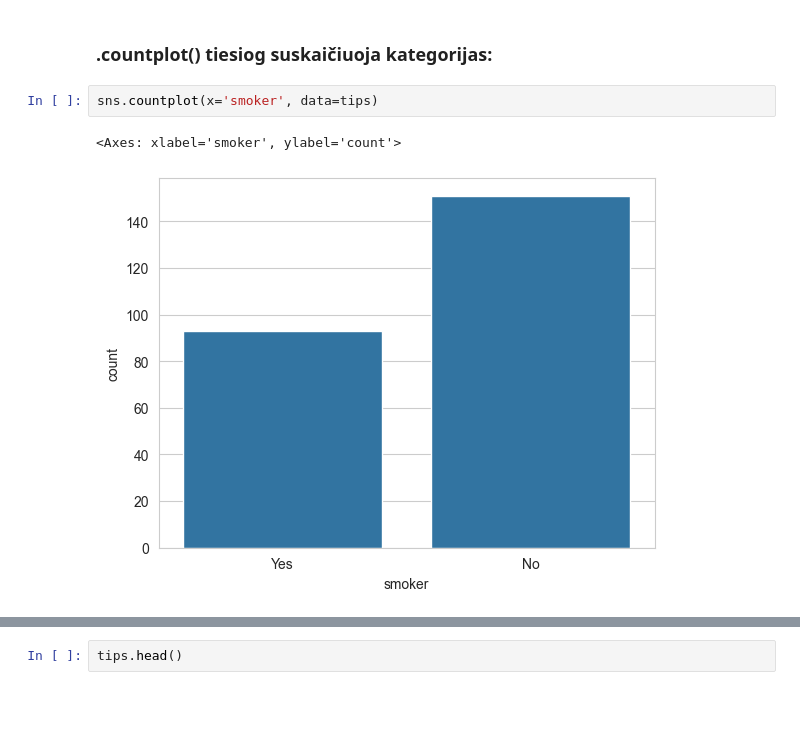
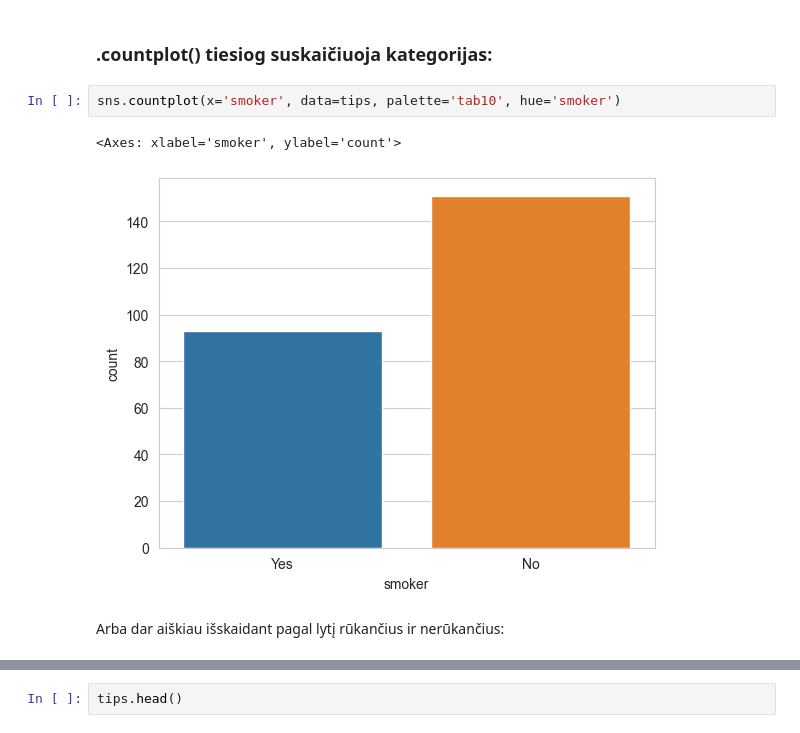
Before and after one commit to vokator-online/monda_py01, a Jupyter notebook: tema_19_seaborn/seaborn.ipynb, the cells around one changed output, grey strips where cells are left out. Saved outputs shown, nothing was run; the diff lists cells and outputs as text; blank space fills up the shorter version.

```diff
--- a/tema_19_seaborn/seaborn.ipynb
+++ b/tema_19_seaborn/seaborn.ipynb
@@ -361,7 +363,9 @@ sns.barplot(x='sex', y='total_bill', data=tips, hue='day', estimator=sum, palett
 # %% [markdown]
 ### .countplot() tiesiog suskaičiuoja kategorijas:
 # %%
-sns.countplot(x='smoker', data=tips)
+sns.countplot(x='smoker', data=tips, palette='tab10', hue='smoker')
 # %% [output]
 <Axes: xlabel='smoker', ylabel='count'>
-[figure, old version]
+[figure, new version]
+# %% [markdown]
+Arba dar aiškiau išskaidant pagal lytį rūkančius ir nerūkančius:
```
Also changed, not shown: parts of 28 cells of this notebook.
